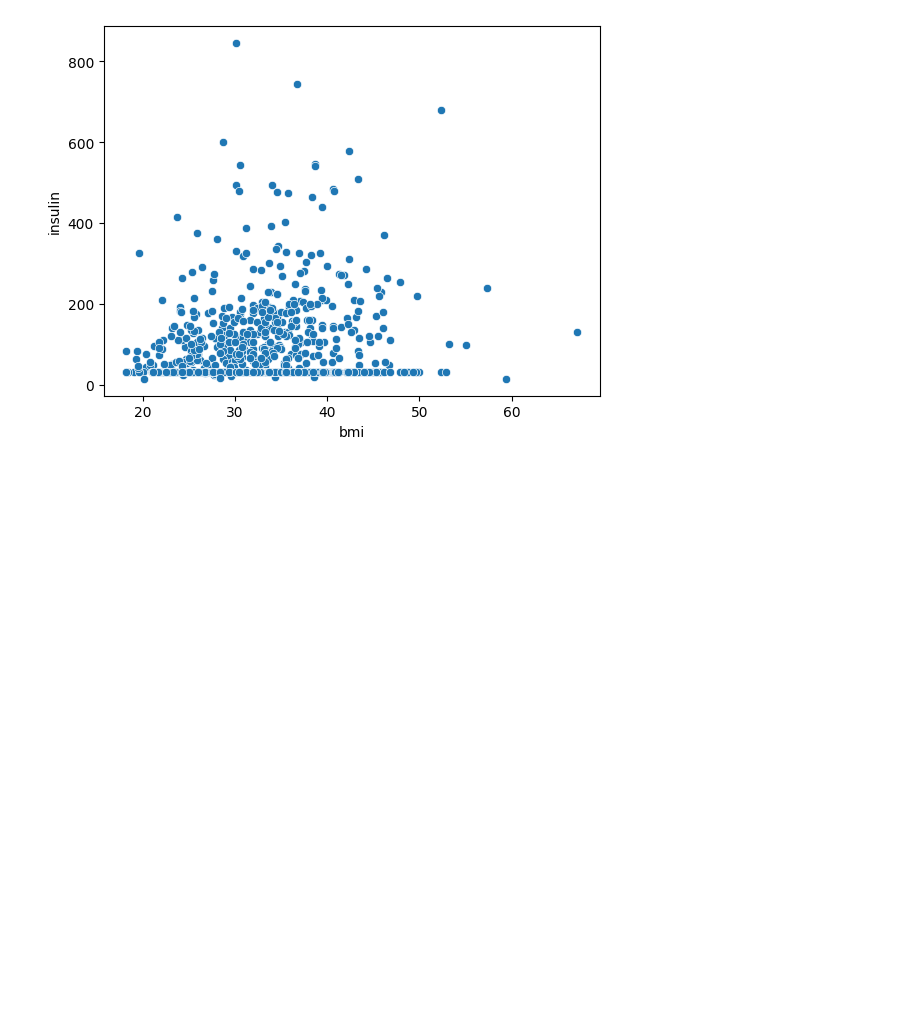
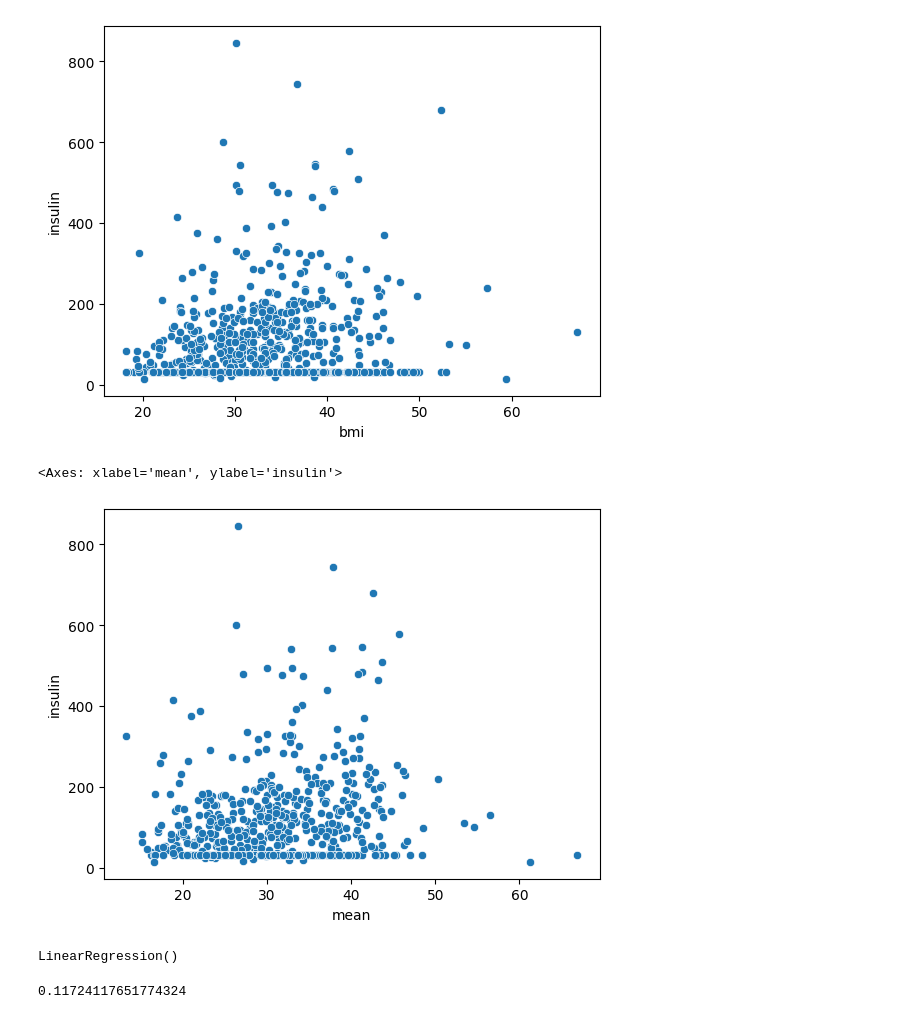
Before and after one commit to SotGE/innopolis2023, a Jupyter notebook: lesson12/lesson12.ipynb, the cells around one changed output. Saved outputs shown, nothing was run; the diff lists cells and outputs as text; code cells hidden in the pictures; blank space fills up the shorter version.

```diff
--- a/lesson12/lesson12.ipynb
+++ b/lesson12/lesson12.ipynb
@@ -409,3 +422,10 @@ sns.scatterplot(x=dataset['bmi'], y=dataset['insulin'])
 # %% [output]
 <Axes: xlabel='bmi', ylabel='insulin'>
 [figure]
+# %%
+# График коррелиции зависимости bmi и insulin
+dataset['mean'] = (dataset['bmi'] + dataset['skinthickness']) / 2
+sns.scatterplot(x=dataset['mean'], y=dataset['insulin'])
+# %% [output]
+<Axes: xlabel='mean', ylabel='insulin'>
+[figure, added]
@@ -411,0 +436,11 @@ sns.scatterplot(x=dataset['bmi'], y=dataset['insulin'])
+# %%
+# Тренируем модель линейной регрессией
+model_regr = LinearRegression()
+model_regr.fit(X_train, y_train)
+# %% [output]
+LinearRegression()
+# %%
+# Метрика качества линейной регрессией на тестовой выборке
+model_regr.score(X_test, y_test)
+# %% [output]
+0.11724117651774324
```
Also changed, not shown: parts of 22 cells of this notebook, 3 other files.
